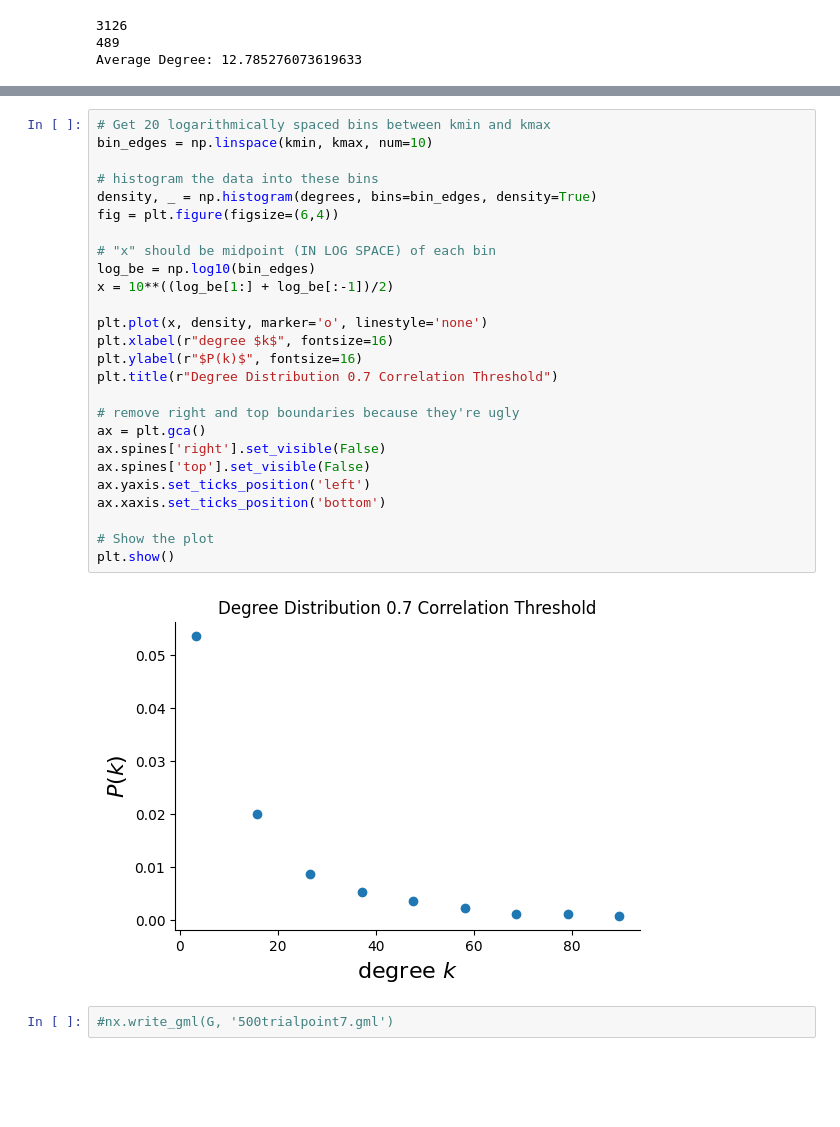
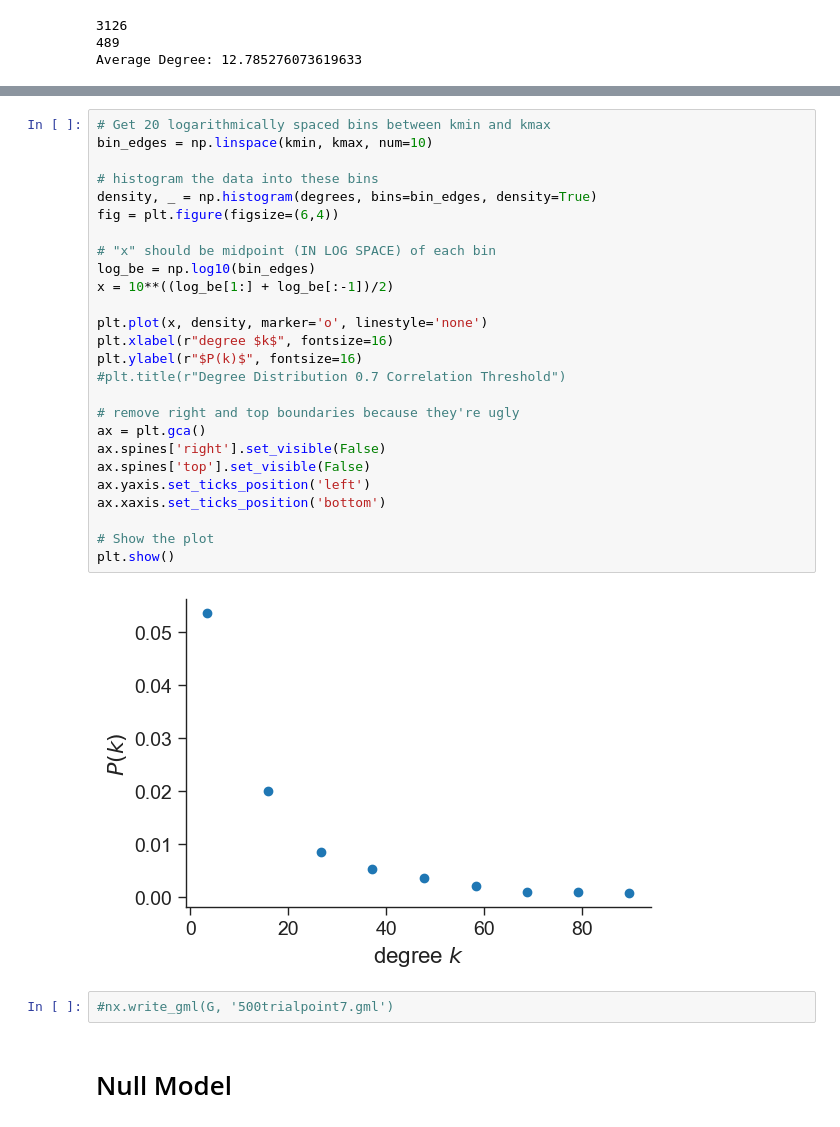
Before and after one commit to haydenac11/572-Project, a Jupyter notebook: plotting.ipynb, the cells around one changed output, grey strips where cells are left out. Cells and saved outputs as stored; diff of their text form; blank space fills up the shorter version.

```diff
--- a/plotting.ipynb
+++ b/plotting.ipynb
@@ -248,30 +252,32 @@ plt.show()
 # %%
 # Get 20 logarithmically spaced bins between kmin and kmax
 bin_edges = np.linspace(kmin, kmax, num=10)
 
 # histogram the data into these bins
 density, _ = np.histogram(degrees, bins=bin_edges, density=True)
 fig = plt.figure(figsize=(6,4))
 
 # "x" should be midpoint (IN LOG SPACE) of each bin
 log_be = np.log10(bin_edges)
 x = 10**((log_be[1:] + log_be[:-1])/2)
 
 plt.plot(x, density, marker='o', linestyle='none')
 plt.xlabel(r"degree $k$", fontsize=16)
 plt.ylabel(r"$P(k)$", fontsize=16)
-plt.title(r"Degree Distribution 0.7 Correlation Threshold")
+#plt.title(r"Degree Distribution 0.7 Correlation Threshold")
 
 # remove right and top boundaries because they're ugly
 ax = plt.gca()
 ax.spines['right'].set_visible(False)
 ax.spines['top'].set_visible(False)
 ax.yaxis.set_ticks_position('left')
 ax.xaxis.set_ticks_position('bottom')
 
 # Show the plot
 plt.show()
 # %% [output]
-[figure, old version]
+[figure, new version]
 # %%
 #nx.write_gml(G, '500trialpoint7.gml')
+# %% [markdown]
+# Null Model
```
Also changed, not shown: parts of 9 cells of this notebook, 3 other files.
